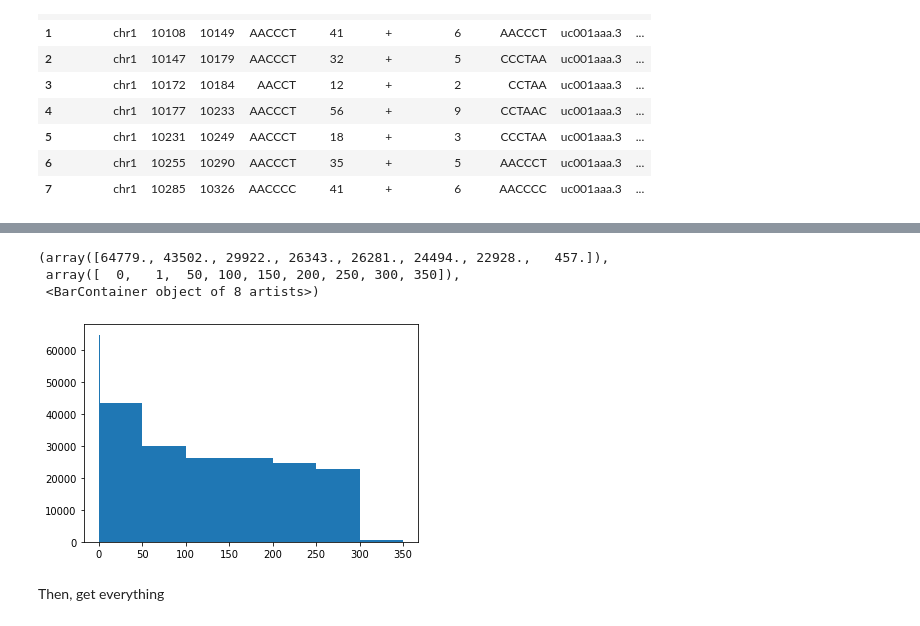
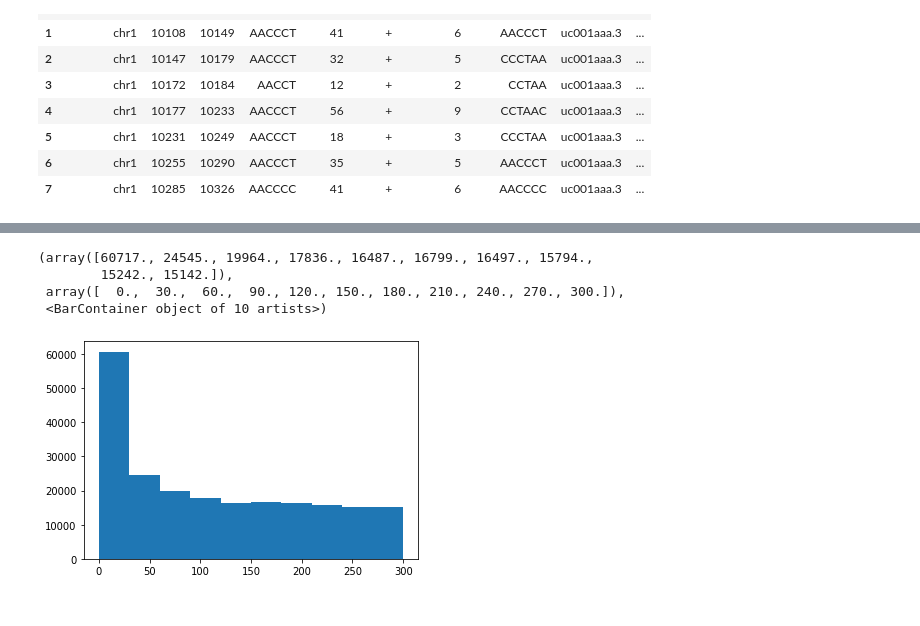
Before and after one commit to galambosd/burge_rotation, a Jupyter notebook: str_near_splice.ipynb, the cells around one changed output, grey strips where cells are left out. Drawn from its saved outputs; the diff is of its cells as text; code cells hidden in the pictures.

Commit message:
fixed gtf issue and added correct intron-exon distances

```diff
--- a/str_near_splice.ipynb
+++ b/str_near_splice.ipynb
@@ -42,8 +45,10 @@ str_pr.head()
 # %% [markdown]
 Load the UCSC exons and introns
 # %%
-col_names = ["Chromosome", "Start", "End", "ucsc_id", "Strand"]
-exon_df = pd.read_csv("data/ucsc_exons.bed", sep = '\t', names = col_names, index_col = False, skiprows = [0], usecols = [0,1,2,3,5])
-exon_pr = pr.PyRanges(exon_df)
+# col_names = ["Chromosome", "Start", "End", "ucsc_id", "Strand"]
+# exon_df = pd.read_csv("data/ucsc_exons.bed", sep = '\t', names = col_names, index_col = False, skiprows = [0], usecols = [0,1,2,3,5])
+# exon_pr = pr.PyRanges(exon_df)
+gtf_pr = pr.read_gtf("data/hg19.knownGene.gtf")
+exon_pr = gtf_pr[gtf_pr.Feature == "exon"]
 exon_pr.head()
 # %% [output]
@@ -59,6 +64,7 @@ exon_pr.head()
 # %%
-col_names = ["Chromosome", "Start", "End", "ucsc_id", "Strand"]
-intron_df = pd.read_csv("data/ucsc_introns.bed", sep = '\t', names = col_names, index_col = False, skiprows = [0], usecols = [0,1,2,3,5])
-intron_pr = pr.PyRanges(intron_df)
+# col_names = ["Chromosome", "Start", "End", "ucsc_id", "Strand"]
+# intron_df = pd.read_csv("data/ucsc_introns.bed", sep = '\t', names = col_names, index_col = False, skiprows = [0], usecols = [0,1,2,3,5])
+# intron_pr = pr.PyRanges(intron_df)
+intron_pr = gtf_pr.features.introns(by = "transcript")
 intron_pr.head()
 # %% [output]
@@ -163,5 +160,5 @@ print((nearest_intron_pr.Start == nearest_exon_pr.Start).product())
 # %%
-within_300_pr = nearest_exon_pr[(nearest_exon_pr.Distance <= 300) & (nearest_intron_pr.Distance <= 300)]
+within_300_pr = nearest_exon_pr[(nearest_exon_pr.Distance <= 300) & (nearest_intron_pr.Distance <= 300)].sort()
 within_300_pr.head()
 # %% [output]
 |  | Chromosome | Start | End | class | length | Strand | num_units | actual_repeat | gene_id | ... |
@@ -175,0 +173,9 @@ within_300_pr.head()
+# %%
+# make a new pyranges that has intron/exon annotation and distance to splice site (not just distance to intron or exon)
+dist_to_exon = within_300_pr.Distance
+dist_to_intron = nearest_intron_pr[(nearest_exon_pr.Distance <= 300) & (nearest_intron_pr.Distance <= 300)].Distance
+assert(len(dist_to_exon) == len(dist_to_intron))
+dist_to_ss = np.maximum(np.array(dist_to_exon), np.array(dist_to_intron))
+within_300_pr.Distance = dist_to_ss
+
+within_300_pr.head()
@@ -176,11 +192,10 @@ within_300_pr.head()
 # %%
 # histogram again
 fig, ax = plt.subplots()
-ax.hist(within_300_pr.Distance, bins = [0,1] + list(range(50, 400, 50)))
+ax.hist(within_300_pr.Distance)
 # %% [output]
-(array([64779., 43502., 29922., 26343., 26281., 24494., 22928.,   457.]),
- array([  0,   1,  50, 100, 150, 200, 250, 300, 350]),
- <BarContainer object of 8 artists>)
+(array([60717., 24545., 19964., 17836., 16487., 16799., 16497., 15794.,
+        15242., 15142.]),
+ array([  0.,  30.,  60.,  90., 120., 150., 180., 210., 240., 270., 300.]),
+ <BarContainer object of 10 artists>)
-[figure, old version]
+[figure, new version]
-# %% [markdown]
-Then, get everything
```
Also changed, not shown: parts of 9 cells of this notebook.
